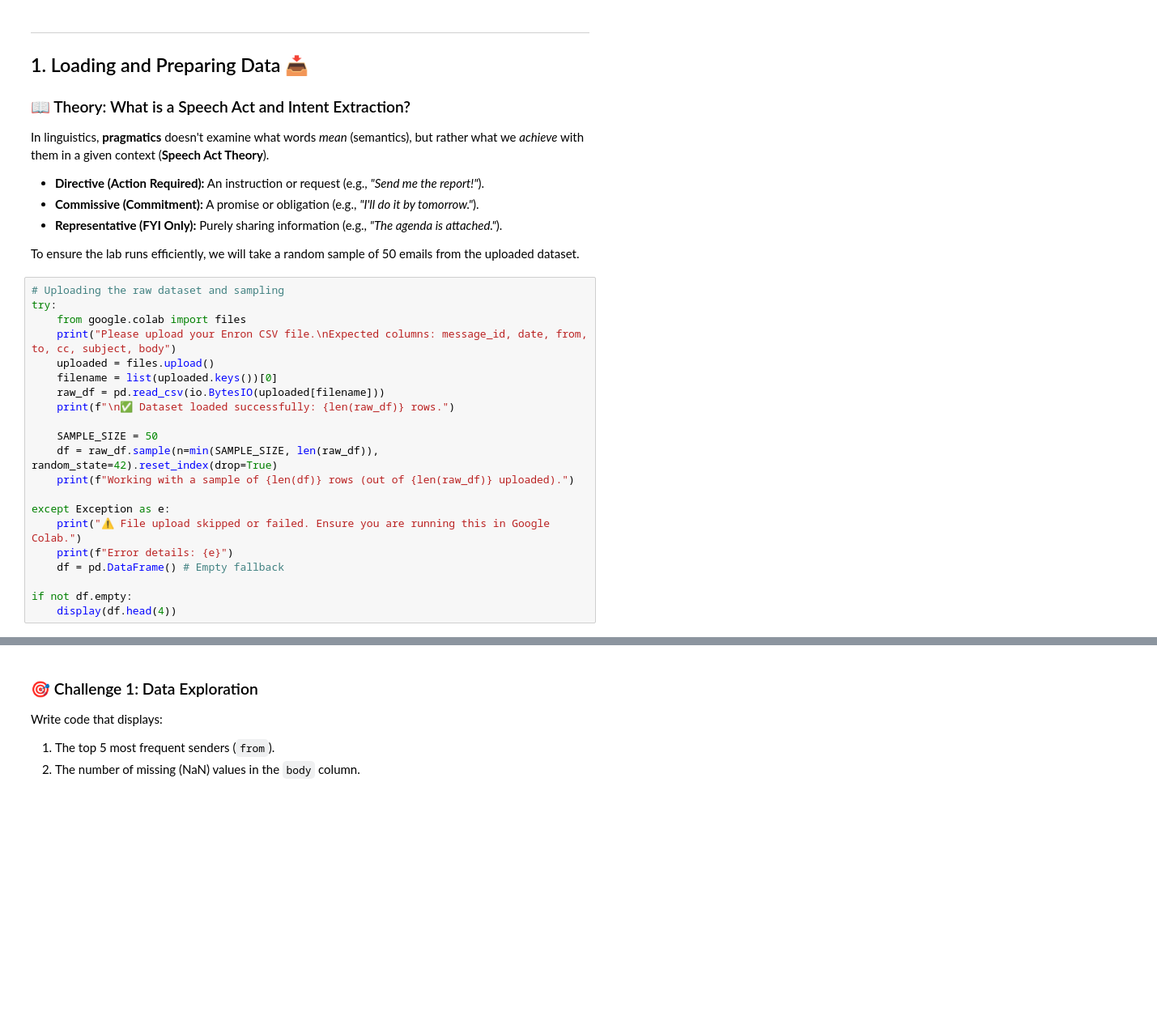
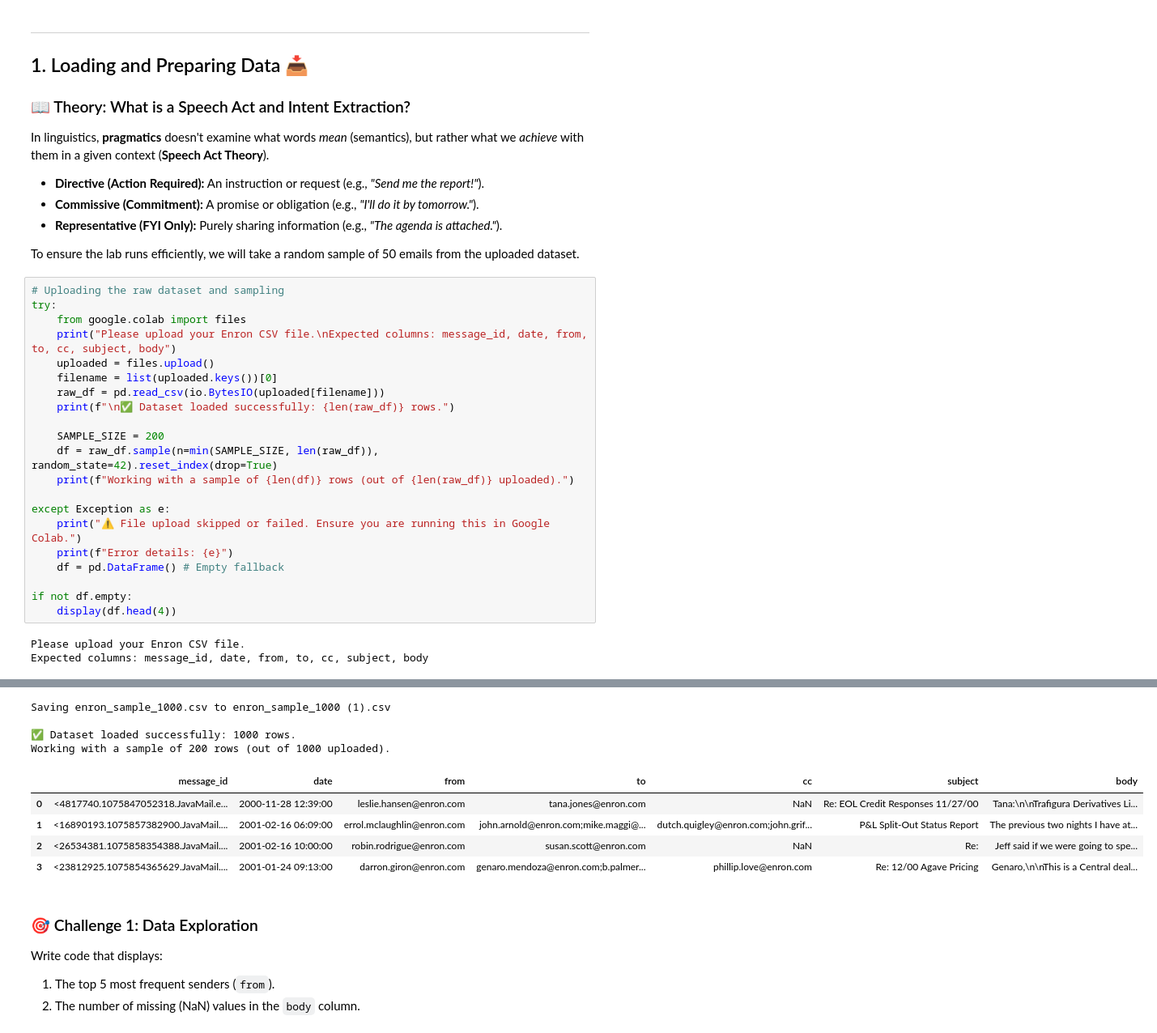
Before and after one commit to VamiAdi/AIPracticeLab, a Jupyter notebook: ai_in_practice_01 (1).ipynb, the cells around one changed output, grey strips where cells are left out. Shown at 81% size. Drawn from its saved outputs; the diff is of its cells as text; blank space fills up the shorter version.

```diff
--- a/ai_in_practice_01 (1).ipynb
+++ b/ai_in_practice_01 (1).ipynb
@@ -67,7 +75,7 @@ try:
     raw_df = pd.read_csv(io.BytesIO(uploaded[filename]))
     print(f"\n✅ Dataset loaded successfully: {len(raw_df)} rows.")
 
-    SAMPLE_SIZE = 50
+    SAMPLE_SIZE = 200
     df = raw_df.sample(n=min(SAMPLE_SIZE, len(raw_df)), random_state=42).reset_index(drop=True)
     print(f"Working with a sample of {len(df)} rows (out of {len(raw_df)} uploaded).")
 
@@ -78,3 +86,6 @@ except Exception as e:
 
 if not df.empty:
     display(df.head(4))
+# %% [output]
+Please upload your Enron CSV file.
+Expected columns: message_id, date, from, to, cc, subject, body
@@ -81,3 +93,12 @@ if not df.empty:
+Saving enron_sample_1000.csv to enron_sample_1000 (1).csv
+
+✅ Dataset loaded successfully: 1000 rows.
+Working with a sample of 200 rows (out of 1000 uploaded).
+|  | message_id | date | from | to | cc | subject | body |
+| 0 | <4817740.1075847052318.JavaMail.e... | 2000-11-28 12:39:00 | leslie.hansen@enron.com | tana.jones@enron.com | NaN | Re: EOL Credit Responses 11/27/00 | Tana:\n\nTrafigura Derivatives Li... |
+| 1 | <16890193.1075857382900.JavaMail.... | 2001-02-16 06:09:00 | errol.mclaughlin@enron.com | john.arnold@enron.com;mike.maggi@... | dutch.quigley@enron.com;john.grif... | P&L Split-Out Status Report | The previous two nights I have at... |
+| 2 | <26534381.1075858354388.JavaMail.... | 2001-02-16 10:00:00 | robin.rodrigue@enron.com | susan.scott@enron.com | NaN | Re: | Jeff said if we were going to spe... |
+| 3 | <23812925.1075854365629.JavaMail.... | 2001-01-24 09:13:00 | darron.giron@enron.com | genaro.mendoza@enron.com;b.palmer... | phillip.love@enron.com | Re: 12/00 Agave Pricing | Genaro,\n\nThis is a Central deal... |
 # %% [markdown]
 ### 🎯 Challenge 1: Data Exploration
 Write code that displays:
```
Also changed, not shown: parts of 14 cells of this notebook.
